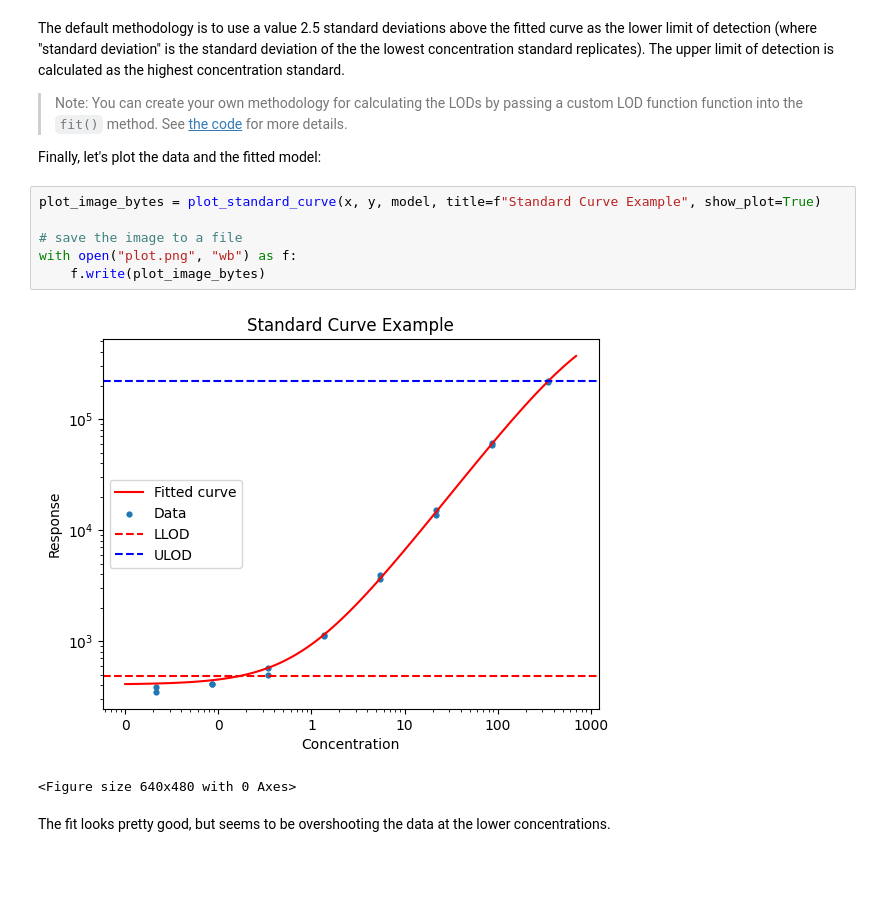
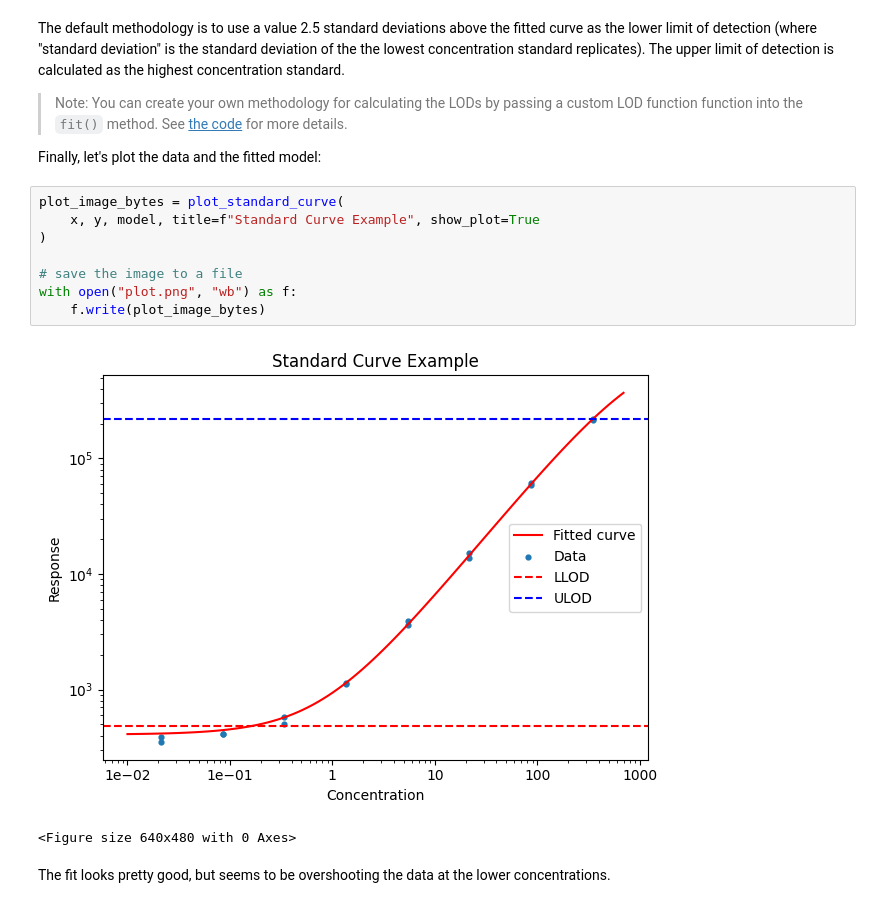
Before and after one commit to Ganymede-Bio/bio-curve-fit, a Jupyter notebook: examples/four_pl_logistic/four_pl_fit.ipynb, the cells around one changed output. Drawn from its saved outputs; the diff is of its cells as text; blank space fills up the shorter version.

```diff
--- a/examples/four_pl_logistic/four_pl_fit.ipynb
+++ b/examples/four_pl_logistic/four_pl_fit.ipynb
@@ -112,13 +139,15 @@ The default methodology is to use a value 2.5 standard deviations above the fitt
 
 Finally, let's plot the data and the fitted model:
 # %%
-plot_image_bytes = plot_standard_curve(x, y, model, title=f"Standard Curve Example", show_plot=True)
+plot_image_bytes = plot_standard_curve(
+    x, y, model, title=f"Standard Curve Example", show_plot=True
+)
 
 # save the image to a file
 with open("plot.png", "wb") as f:
     f.write(plot_image_bytes)
 # %% [output]
-[figure, old version]
+[figure, new version]
 <Figure size 640x480 with 0 Axes>
 # %% [markdown]
 The fit looks pretty good, but seems to be overshooting the data at the lower concentrations.
```
Also changed, not shown: parts of 5 cells of this notebook, 6 other files.
